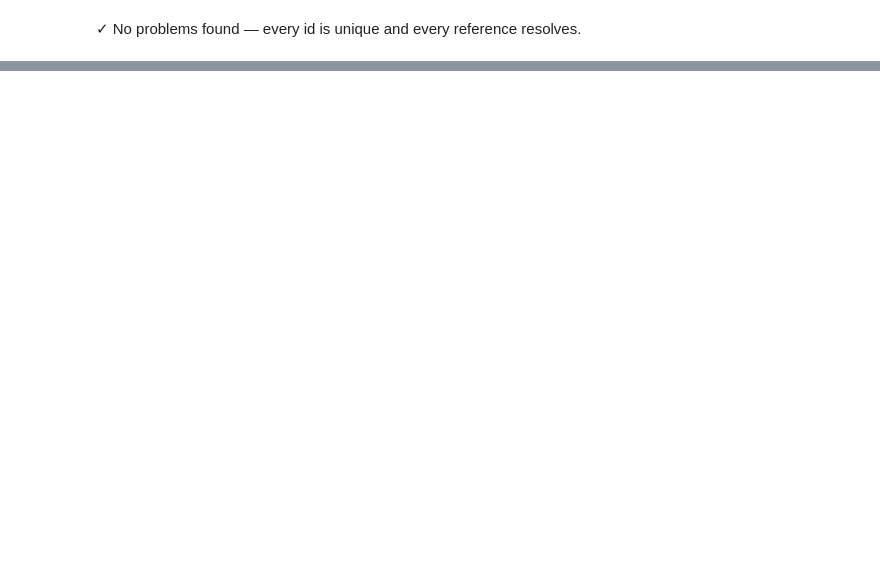
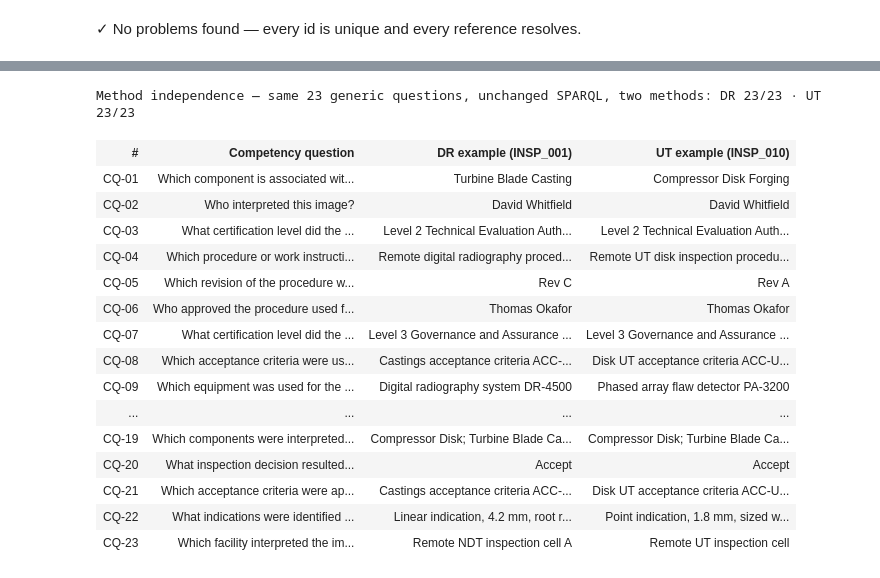
Before and after one commit to Jemima-G-038/RemoteNDT, a Jupyter notebook: rndt-competency-tests.ipynb, the cells around one changed output, grey strips where cells are left out. Saved outputs shown, nothing was run; the diff lists cells and outputs as text; code cells hidden in the pictures; blank space fills up the shorter version.

```diff
--- a/rndt-competency-tests.ipynb
+++ b/rndt-competency-tests.ipynb
@@ -670,0 +702,71 @@ display(table(["#", "Competency question", "Asked about", "Result", "Rows", "Ans
+# %%
+# Method-independence check: re-run CQ-01–23 (the 23 generic questions) against a
+# second example — the UT inspection (INSP_010) — instead of the DR one (INSP_001),
+# with zero SPARQL changes, and put the two side by side. CQ-24–26 are excluded:
+# they're method-specific by design (DR's IQI/technique/sensitivity, UT's method),
+# so there's no "other side" to compare them against.
+
+PARAMS_UT = {
+     1: ("image",      "rndt:PROC_010"),   2: ("image",      "rndt:PROC_010"),
+     3: ("image",      "rndt:PROC_010"),   4: ("inspection", "rndt:INSP_010"),
+     5: ("inspection", "rndt:INSP_010"),   6: ("inspection", "rndt:INSP_010"),
+     7: ("inspection", "rndt:INSP_010"),   8: ("inspection", "rndt:INSP_010"),
+     9: ("inspection", "rndt:INSP_010"),  10: ("image",      "rndt:PROC_010"),
+    11: ("component",  "rndt:C_010"),     12: ("report",     "rndt:REPORT_010"),
+    13: ("inspection", "rndt:INSP_010"),  14: ("inspection", "rndt:INSP_010"),
+    15: ("image",      "rndt:PROC_010"),  16: ("image",      "rndt:PROC_010"),
+    17: ("serial",     '"SN01003"'),      18: ("component",  "rndt:C_010"),
+    19: ("inspector",  "rndt:P_INS_01"),  20: ("image",      "rndt:PROC_010"),
+    21: ("indication", "rndt:IND_003"),   22: ("image",      "rndt:PROC_010"),
+    23: ("image",      "rndt:PROC_010"),
+}
+
+def sparql_with(k, params):
+    var, term = params[k]
+    return CQ[k][1].replace("{{VALUES}}", f"VALUES ?{var} {{ {term} }}")
+
+RESULTS_UT = {}
+for k in range(1, 24):
+    try:
+        RESULTS_UT[k] = ("ok", [", ".join(str(x) for x in row) for row in full.query(sparql_with(k, PARAMS_UT))])
+    except Exception as e:
+        RESULTS_UT[k] = ("error", [str(e)])
+
+def _answer_cell(st, res):
+    if st == "error":
+        return f'<span class="bad">ERROR: {html.escape(res[0])}</span>'
+    if res:
+        preview = "; ".join(res[:2]) + ("  …" if len(res) > 2 else "")
+        return html.escape(preview)
+    return '<span class="warn">no data</span>'
+
+_mi_rows = []
+for k in range(1, 24):
+    dr_st, dr_res = RESULTS[k]
+    ut_st, ut_res = RESULTS_UT[k]
+    _mi_rows.append([f"CQ-{k:02d}", CQ[k][0], _answer_cell(dr_st, dr_res), _answer_cell(ut_st, ut_res)])
+
+_dr_ok = sum(1 for k in range(1, 24) if RESULTS[k][0] == "ok" and RESULTS[k][1])
+_ut_ok = sum(1 for k in range(1, 24) if RESULTS_UT[k][0] == "ok" and RESULTS_UT[k][1])
+
+display(table(["#", "Competency question", "DR example (INSP_001)", "UT example (INSP_010)"], _mi_rows,
+              caption=f"Method independence — same 23 generic questions, unchanged SPARQL, two methods: DR {_dr_ok}/23 · UT {_ut_ok}/23",
+              classes={2: "raw", 3: "raw"}))
+# %% [output]
+Method independence — same 23 generic questions, unchanged SPARQL, two methods: DR 23/23 · UT 23/23
+| # | Competency question | DR example (INSP_001) | UT example (INSP_010) |
+| CQ-01 | Which component is associated wit... | Turbine Blade Casting | Compressor Disk Forging |
+| CQ-02 | Who interpreted this image? | David Whitfield | David Whitfield |
+| CQ-03 | What certification level did the ... | Level 2 Technical Evaluation Auth... | Level 2 Technical Evaluation Auth... |
+| CQ-04 | Which procedure or work instructi... | Remote digital radiography proced... | Remote UT disk inspection procedu... |
+| CQ-05 | Which revision of the procedure w... | Rev C | Rev A |
+| CQ-06 | Who approved the procedure used f... | Thomas Okafor | Thomas Okafor |
+| CQ-07 | What certification level did the ... | Level 3 Governance and Assurance ... | Level 3 Governance and Assurance ... |
+| CQ-08 | Which acceptance criteria were us... | Castings acceptance criteria ACC-... | Disk UT acceptance criteria ACC-U... |
+| CQ-09 | Which equipment was used for the ... | Digital radiography system DR-4500 | Phased array flaw detector PA-3200 |
+| ... | ... | ... | ... |
+| CQ-19 | Which components were interpreted... | Compressor Disk; Turbine Blade Ca... | Compressor Disk; Turbine Blade Ca... |
+| CQ-20 | What inspection decision resulted... | Accept | Accept |
+| CQ-21 | Which acceptance criteria were ap... | Castings acceptance criteria ACC-... | Disk UT acceptance criteria ACC-U... |
+| CQ-22 | What indications were identified ... | Linear indication, 4.2 mm, root r... | Point indication, 1.8 mm, sized w... |
+| CQ-23 | Which facility interpreted the im... | Remote NDT inspection cell A | Remote UT inspection cell |
```
Also changed, not shown: parts of 8 cells of this notebook, 4 other files.
